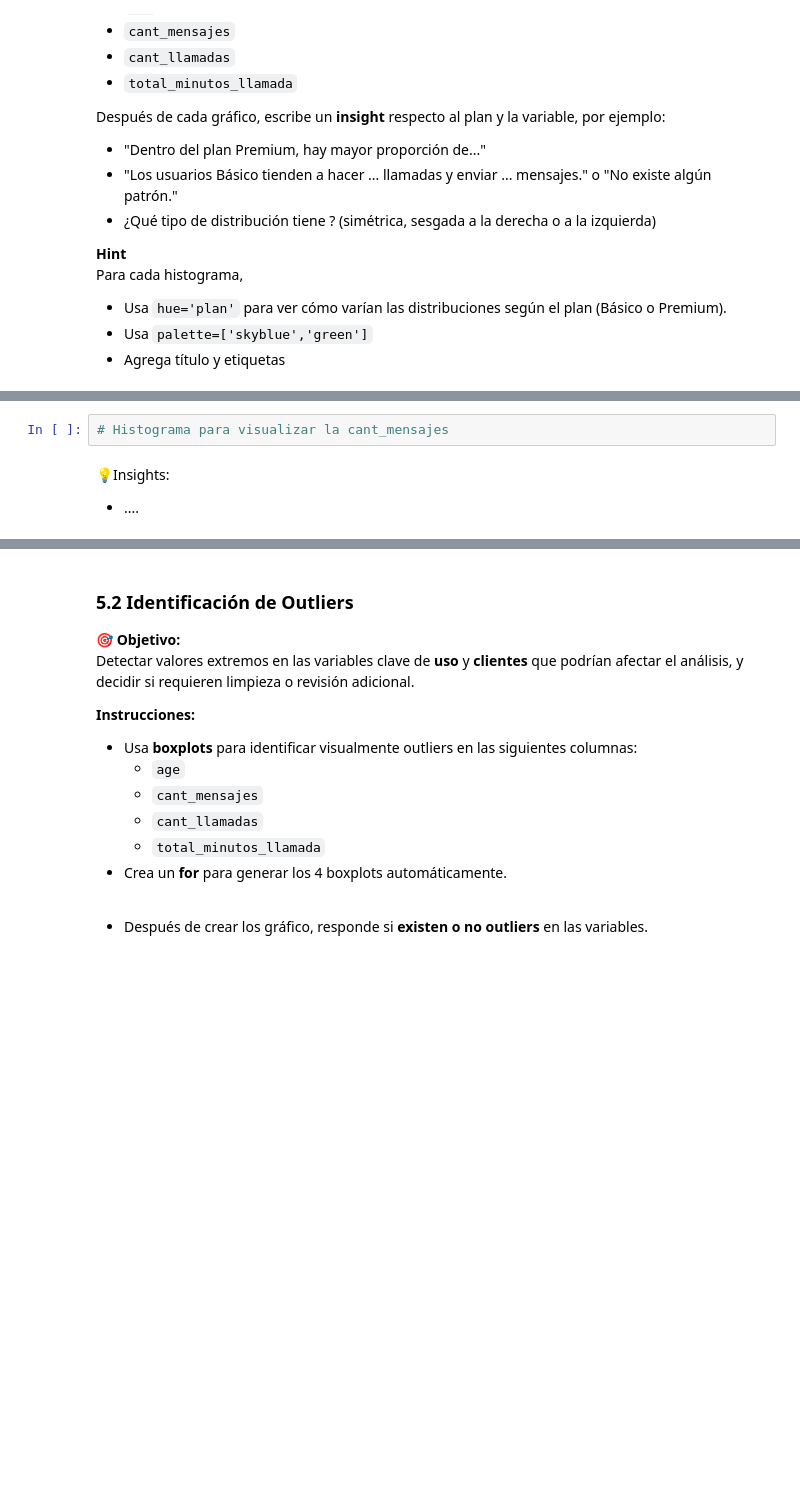
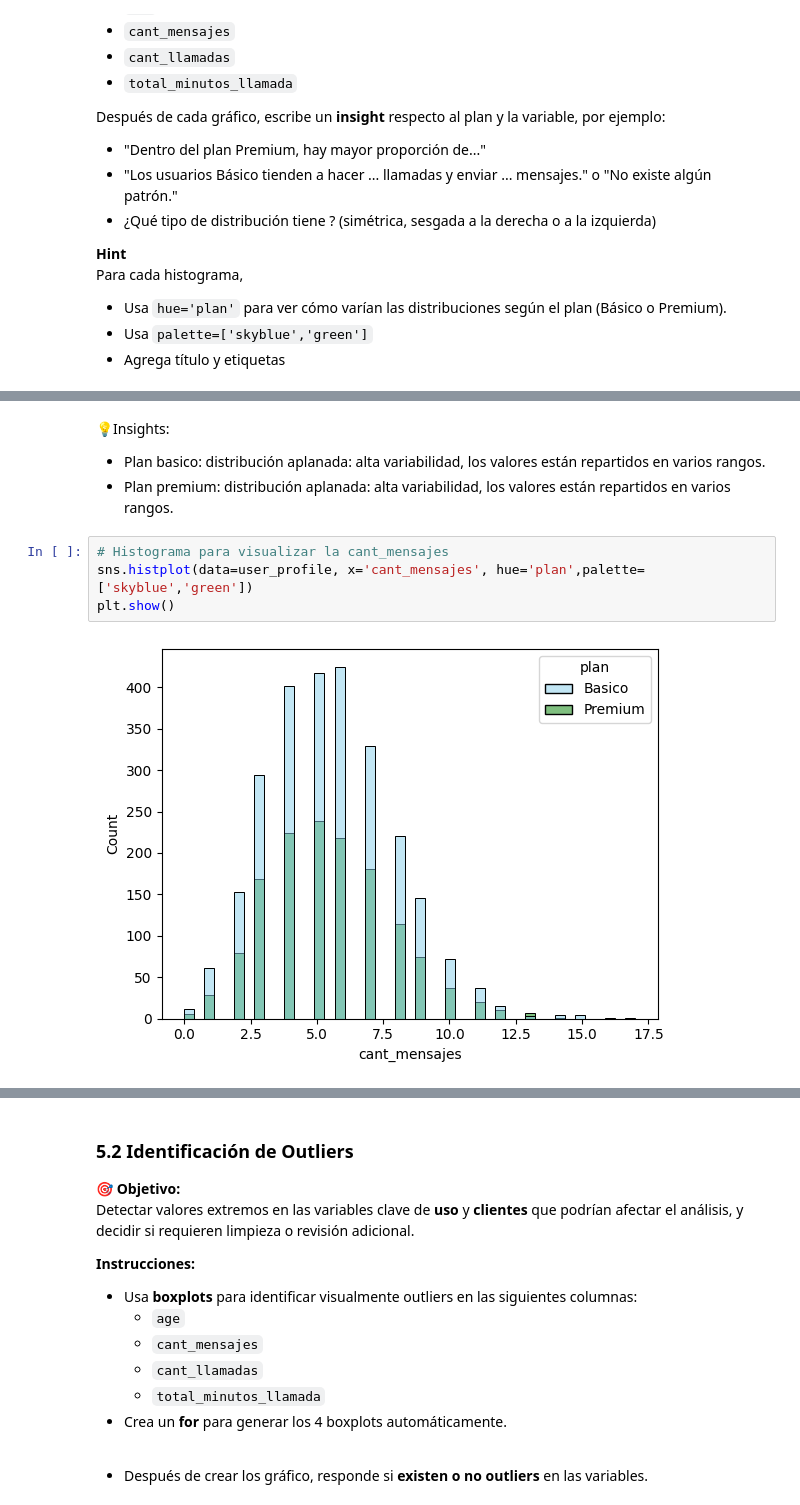
Before and after one commit to emma-slrzno/ConnectaTel, a Jupyter notebook: ConnectaTel.ipynb, the cells around one changed output, grey strips where cells are left out. Drawn from its saved outputs; the diff is of its cells as text; blank space fills up the shorter version.

```diff
--- a/ConnectaTel.ipynb
+++ b/ConnectaTel.ipynb
@@ -319,5 +577,10 @@ plt.show()
+# %% [markdown]
+💡Insights:
+- Plan basico: distribución aplanada: alta variabilidad, los valores están repartidos en varios rangos.
+- Plan premium: distribución aplanada: alta variabilidad, los valores están repartidos en varios rangos.
 # %%
 # Histograma para visualizar la cant_mensajes
+sns.histplot(data=user_profile, x='cant_mensajes', hue='plan',palette=['skyblue','green'])
+plt.show()
+# %% [output]
+[figure, added]
-# %% [markdown]
-💡Insights:
-- ....
```
Also changed, not shown: parts of 86 cells of this notebook.
